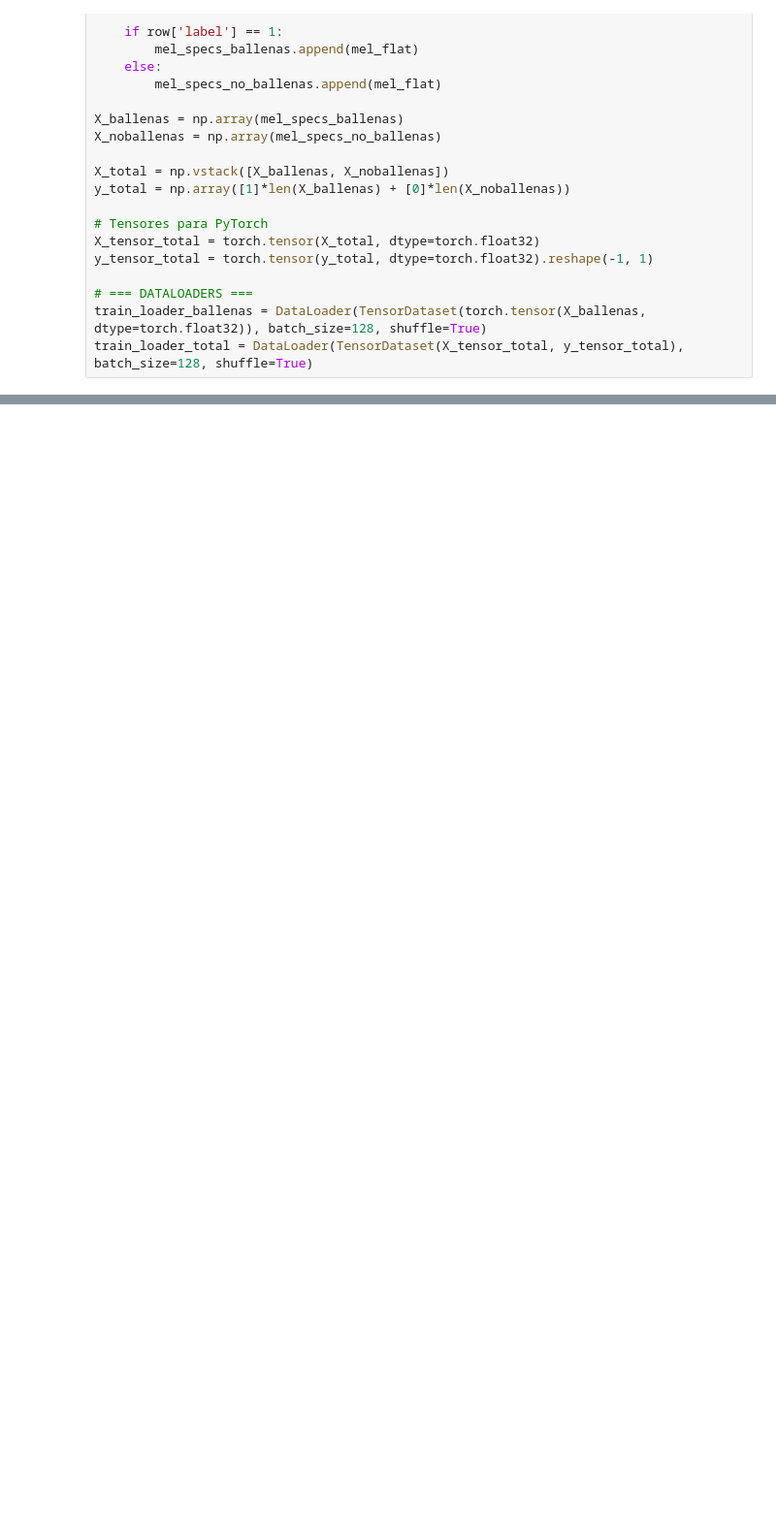
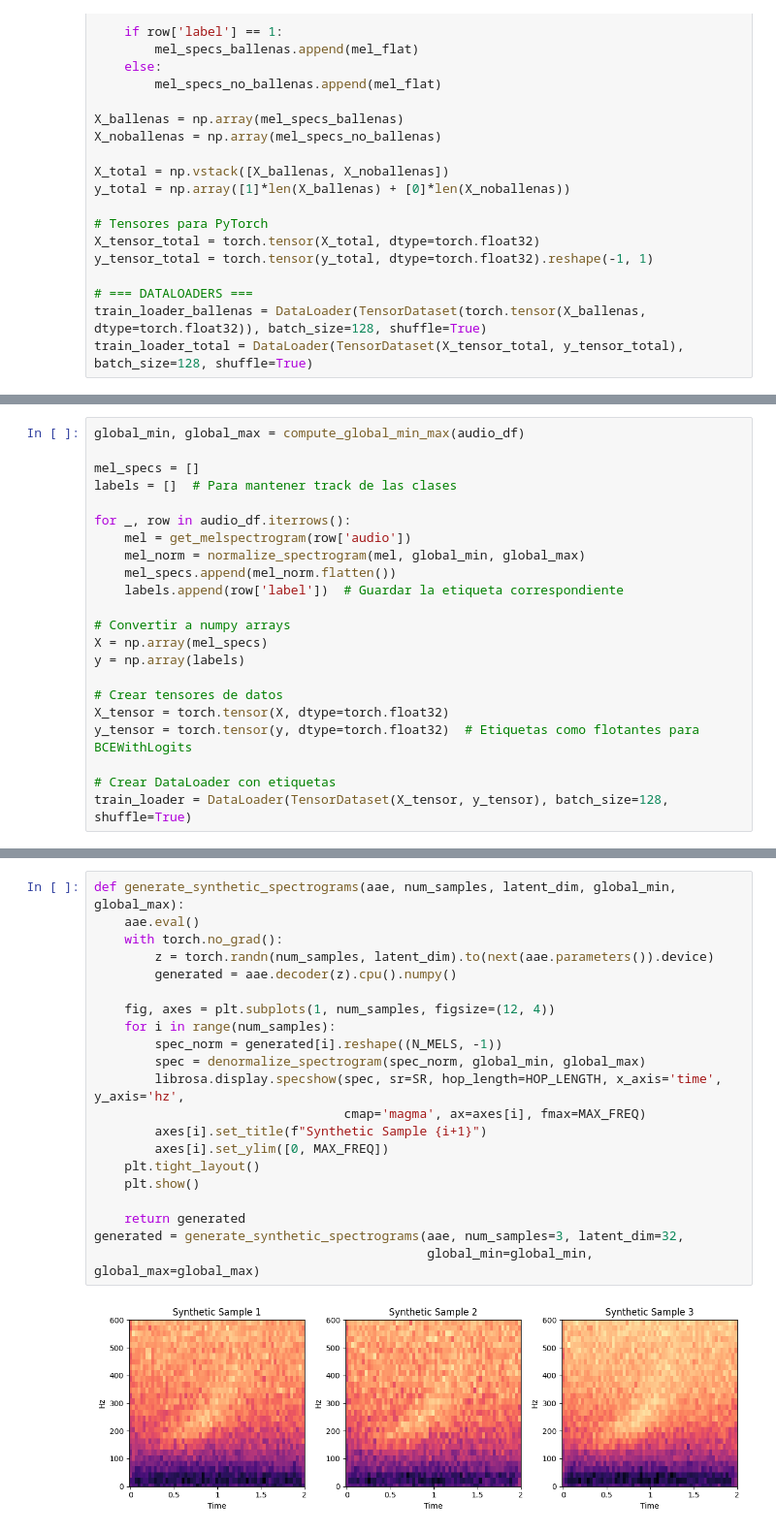
Before and after one commit to martinbianchi0/whale_challenge, a Jupyter notebook: notebook.ipynb, the cells around one changed output, grey strips where cells are left out. Shown at 97% size. Drawn from its saved outputs; the diff is of its cells as text; blank space fills up the shorter version.

```diff
--- a/notebook.ipynb
+++ b/notebook.ipynb
@@ -1401,0 +1439,22 @@ def plot_latente(z, y, title):
+# %%
+global_min, global_max = compute_global_min_max(audio_df)
+
+mel_specs = []
+labels = []  # Para mantener track de las clases
+
+for _, row in audio_df.iterrows():
+    mel = get_melspectrogram(row['audio'])
+    mel_norm = normalize_spectrogram(mel, global_min, global_max)
+    mel_specs.append(mel_norm.flatten())
+    labels.append(row['label'])  # Guardar la etiqueta correspondiente
+
+# Convertir a numpy arrays
+X = np.array(mel_specs)
+y = np.array(labels)
+
+# Crear tensores de datos
+X_tensor = torch.tensor(X, dtype=torch.float32)
+y_tensor = torch.tensor(y, dtype=torch.float32)  # Etiquetas como flotantes para BCEWithLogits
+
+# Crear DataLoader con etiquetas
+train_loader = DataLoader(TensorDataset(X_tensor, y_tensor), batch_size=128, shuffle=True)
@@ -1582,0 +1754,23 @@ num_samples = 3
+# %%
+def generate_synthetic_spectrograms(aae, num_samples, latent_dim, global_min, global_max):
+    aae.eval()
+    with torch.no_grad():
+        z = torch.randn(num_samples, latent_dim).to(next(aae.parameters()).device)
+        generated = aae.decoder(z).cpu().numpy()
+
+    fig, axes = plt.subplots(1, num_samples, figsize=(12, 4))
+    for i in range(num_samples):
+        spec_norm = generated[i].reshape((N_MELS, -1))
+        spec = denormalize_spectrogram(spec_norm, global_min, global_max)
+        librosa.display.specshow(spec, sr=SR, hop_length=HOP_LENGTH, x_axis='time', y_axis='hz',
+                                 cmap='magma', ax=axes[i], fmax=MAX_FREQ)
+        axes[i].set_title(f"Synthetic Sample {i+1}")
+        axes[i].set_ylim([0, MAX_FREQ])
+    plt.tight_layout()
+    plt.show()
+
+    return generated
+generated = generate_synthetic_spectrograms(aae, num_samples=3, latent_dim=32,
+                                            global_min=global_min, global_max=global_max)
+# %% [output]
+[figure, added]
```
Also changed, not shown: parts of 22 cells of this notebook.
